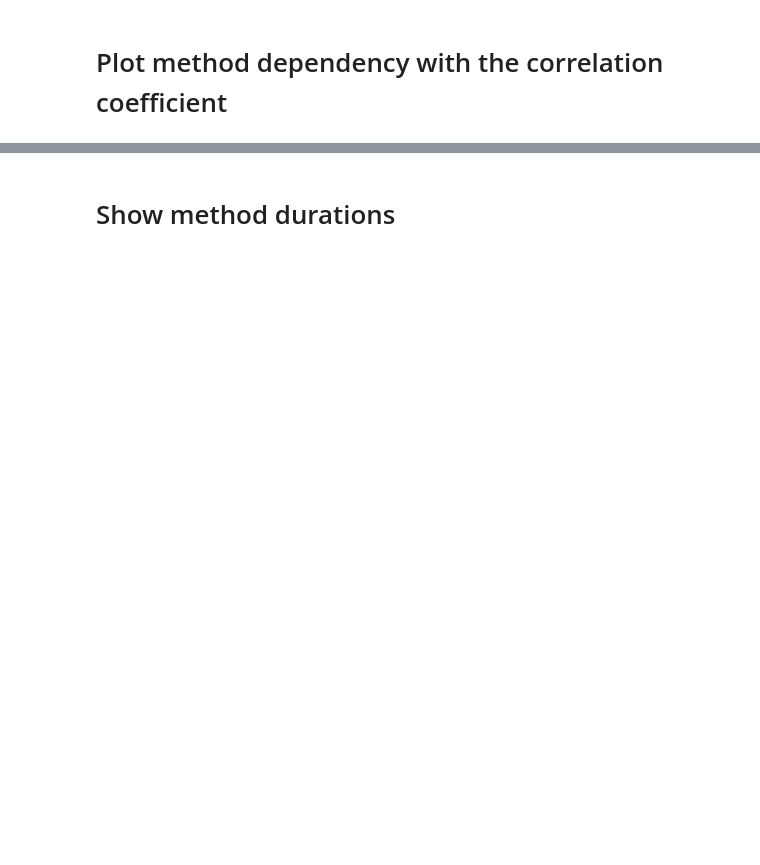
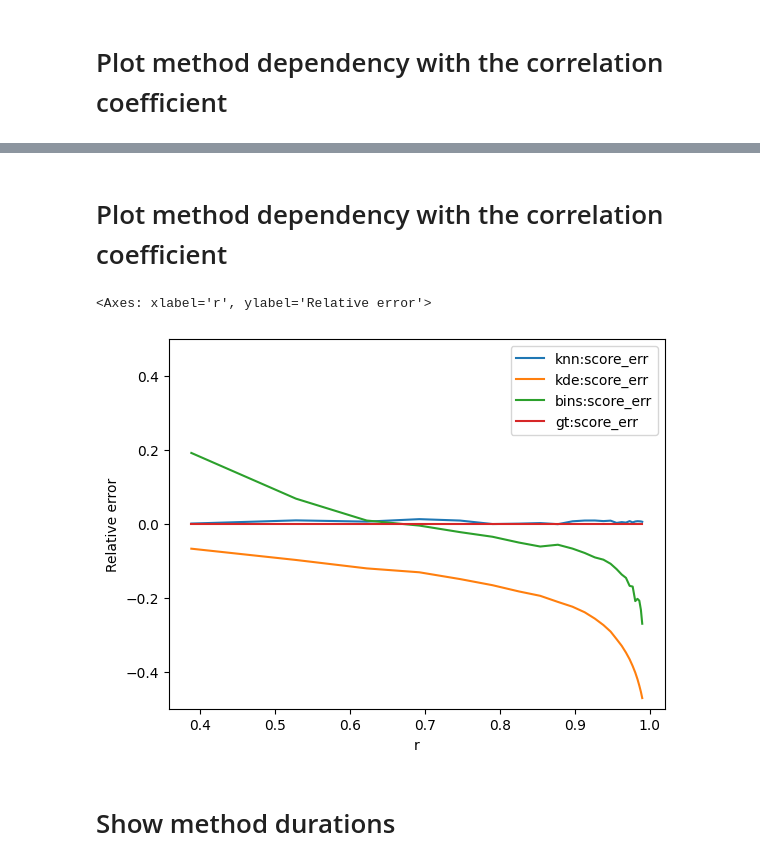
Before and after one commit to Simon-Bertrand/MutualInformation-PyTorch, a Jupyter notebook: README.ipynb, the cells around one changed output, grey strips where cells are left out. Saved outputs shown, nothing was run; the diff lists cells and outputs as text; code cells hidden in the pictures; blank space fills up the shorter version.

```diff
--- a/README.ipynb
+++ b/README.ipynb
@@ -258,3 +258,21 @@ stats.groupby("r").agg(
+# %% [markdown]
+# Plot method dependency with the correlation coefficient
+# %%
+stats.where((stats["gt"] > 0) & (stats["n"] == stats["n"].max())).assign(
+    **{"gt:score_err": lambda x: 0}
+).groupby("r").agg(
+    {
+        "knn:score_err": "mean",
+        "kde:score_err": "mean",
+        "bins:score_err": "mean",
+        "gt:score_err": "mean",
+    }
+).plot(
+    ylim=[-0.50, 0.50], ylabel="Relative error"
+)
+# %% [output]
+<Axes: xlabel='r', ylabel='Relative error'>
+[figure, added]
 # %% [markdown]
 # Show method durations
 # %%
```
Also changed, not shown: parts of 6 cells of this notebook, 7 other files.
